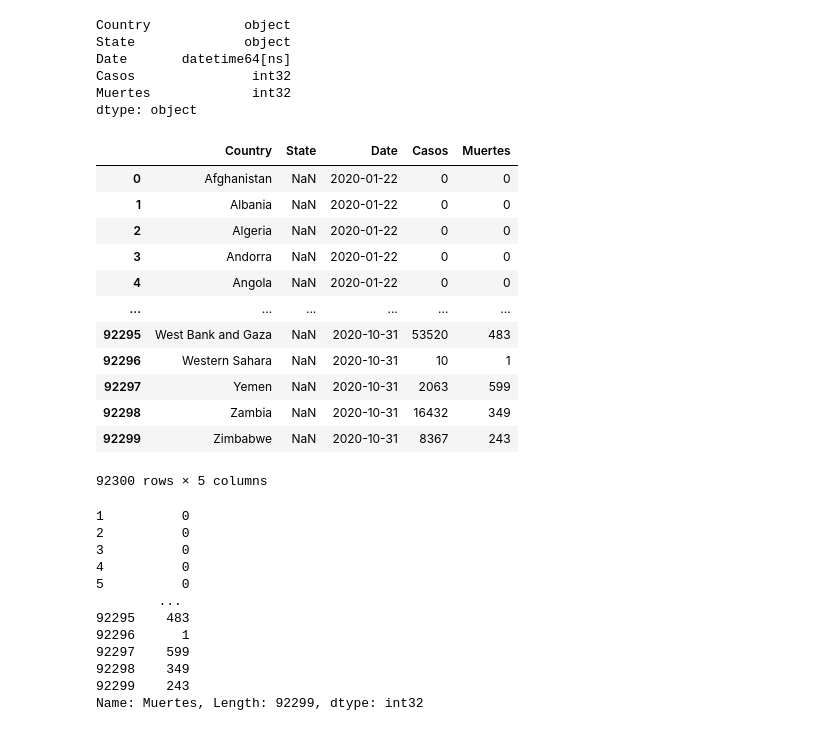
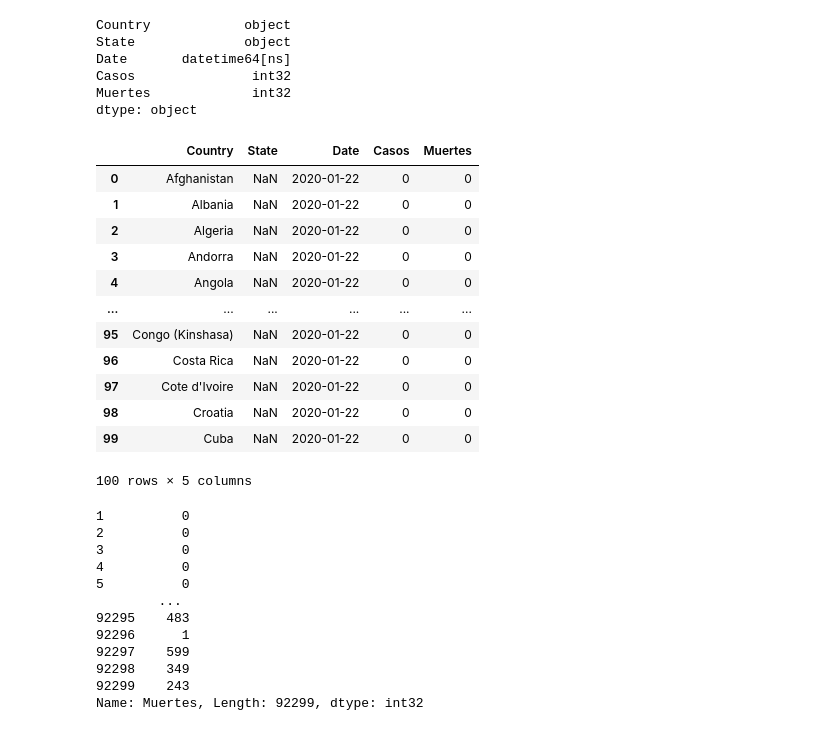
Before and after one commit to CristianGaona/Covid-19-python-QtDesigner, a Jupyter notebook: src/pruebasNotebook.ipynb, the cells around one changed output. Cells and saved outputs as stored; diff of their text form; code cells hidden in the pictures.

```diff
--- a/src/pruebasNotebook.ipynb
+++ b/src/pruebasNotebook.ipynb
@@ -110,21 +115,21 @@ Casos               int32
 Muertes             int32
 dtype: object
 # %%
-dataReady
+dataReady.head(100)
 # %% [output]
 |  | Country | State | Date | Casos | Muertes |
 | 0 | Afghanistan | NaN | 2020-01-22 | 0 | 0 |
 | 1 | Albania | NaN | 2020-01-22 | 0 | 0 |
 | 2 | Algeria | NaN | 2020-01-22 | 0 | 0 |
 | 3 | Andorra | NaN | 2020-01-22 | 0 | 0 |
 | 4 | Angola | NaN | 2020-01-22 | 0 | 0 |
 | ... | ... | ... | ... | ... | ... |
-| 92295 | West Bank and Gaza | NaN | 2020-10-31 | 53520 | 483 |
-| 92296 | Western Sahara | NaN | 2020-10-31 | 10 | 1 |
-| 92297 | Yemen | NaN | 2020-10-31 | 2063 | 599 |
-| 92298 | Zambia | NaN | 2020-10-31 | 16432 | 349 |
-| 92299 | Zimbabwe | NaN | 2020-10-31 | 8367 | 243 |
+| 95 | Congo (Kinshasa) | NaN | 2020-01-22 | 0 | 0 |
+| 96 | Costa Rica | NaN | 2020-01-22 | 0 | 0 |
+| 97 | Cote d'Ivoire | NaN | 2020-01-22 | 0 | 0 |
+| 98 | Croatia | NaN | 2020-01-22 | 0 | 0 |
+| 99 | Cuba | NaN | 2020-01-22 | 0 | 0 |
-92300 rows × 5 columns
+100 rows × 5 columns
 # %%
 dataReady.iloc[1:,4]
 # %% [output]
```
Also changed, not shown: parts of 7 cells of this notebook.
